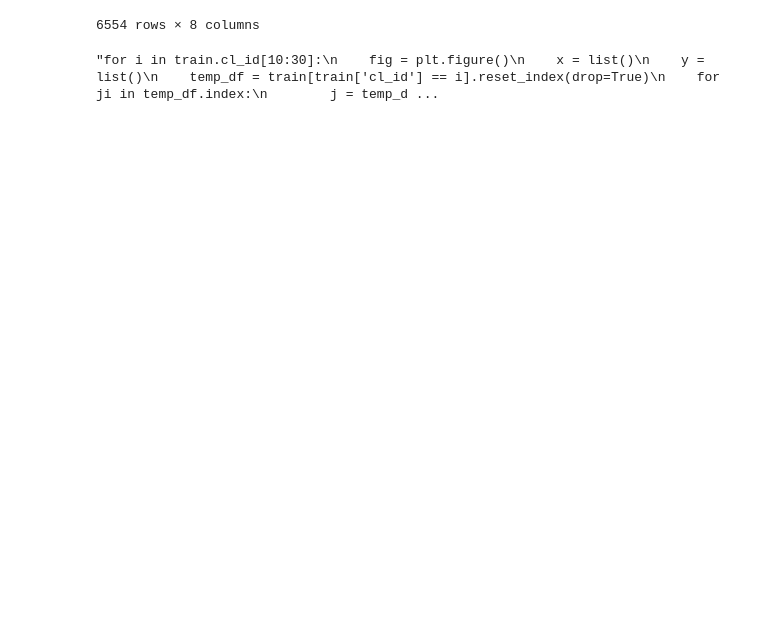
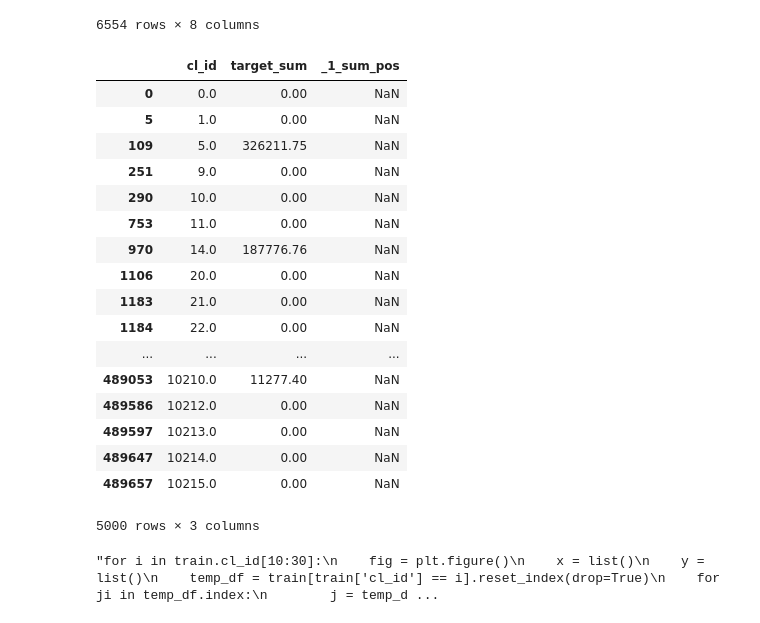
Before and after one commit to Hitriihoma/Machine-learning-course-task, a Jupyter notebook: Zubarev ML.ipynb, the cells around one changed output. Cells and saved outputs as stored; diff of their text form; code cells hidden in the pictures; blank space fills up the shorter version.

```diff
--- a/Zubarev ML.ipynb
+++ b/Zubarev ML.ipynb
@@ -242,6 +268,12 @@ See the caveats in the documentation: http://pandas.pydata.org/pandas-docs/stabl
 | 489666 | 10214 | 2016 | 11 | 0.00 | 19170.73 | NaN | 17.0 | NaN | NaN |
 | 489657 | 10215 | 2016 | 12 | 0.00 | 14561.65 | 50000.00 | 20.0 | 4.0 | NaN |
 17537 rows × 9 columns
+# %%
+train_tf = pd.DataFrame(columns=['cl_id', 'target_sum'])
+#tdf.columns = train.columns
+#tdf.assign(M=np.NaN)
+for i in train.cl_id.unique():
+    train_tf = train_tf.append(train[train['cl_id'] == i][['cl_id', 'target_sum']].iloc[0])
 # %% [markdown]
 # Анализ данных
 какой месяц для модели текущий
@@ -293,6 +330,31 @@ train
 | 489656 | 10214 | 2016 | 1 | 0.00 | 115623.82 | NaN | 64.0 | NaN |
 | 489657 | 10215 | 2016 | 1 | 0.00 | 14561.65 | 50000.00 | 20.0 | 4.0 |
 6554 rows × 8 columns
+# %%
+asd = '_1_sum_pos'
+mon=1
+#train_tf[].assign(asd=np.NaN)
+train_tf[f'_{mon}_sum_pos'] = np.NaN
+train_tf
+# %% [output]
+|  | cl_id | target_sum | _1_sum_pos |
+| 0 | 0.0 | 0.00 | NaN |
+| 5 | 1.0 | 0.00 | NaN |
+| 109 | 5.0 | 326211.75 | NaN |
+| 251 | 9.0 | 0.00 | NaN |
+| 290 | 10.0 | 0.00 | NaN |
+| 753 | 11.0 | 0.00 | NaN |
+| 970 | 14.0 | 187776.76 | NaN |
+| 1106 | 20.0 | 0.00 | NaN |
+| 1183 | 21.0 | 0.00 | NaN |
+| 1184 | 22.0 | 0.00 | NaN |
+| ... | ... | ... | ... |
+| 489053 | 10210.0 | 11277.40 | NaN |
+| 489586 | 10212.0 | 0.00 | NaN |
+| 489597 | 10213.0 | 0.00 | NaN |
+| 489647 | 10214.0 | 0.00 | NaN |
+| 489657 | 10215.0 | 0.00 | NaN |
+5000 rows × 3 columns
 # %%
 '''for i in train.cl_id[10:30]:
     fig = plt.figure()
```
Also changed, not shown: parts of 7 cells of this notebook.
